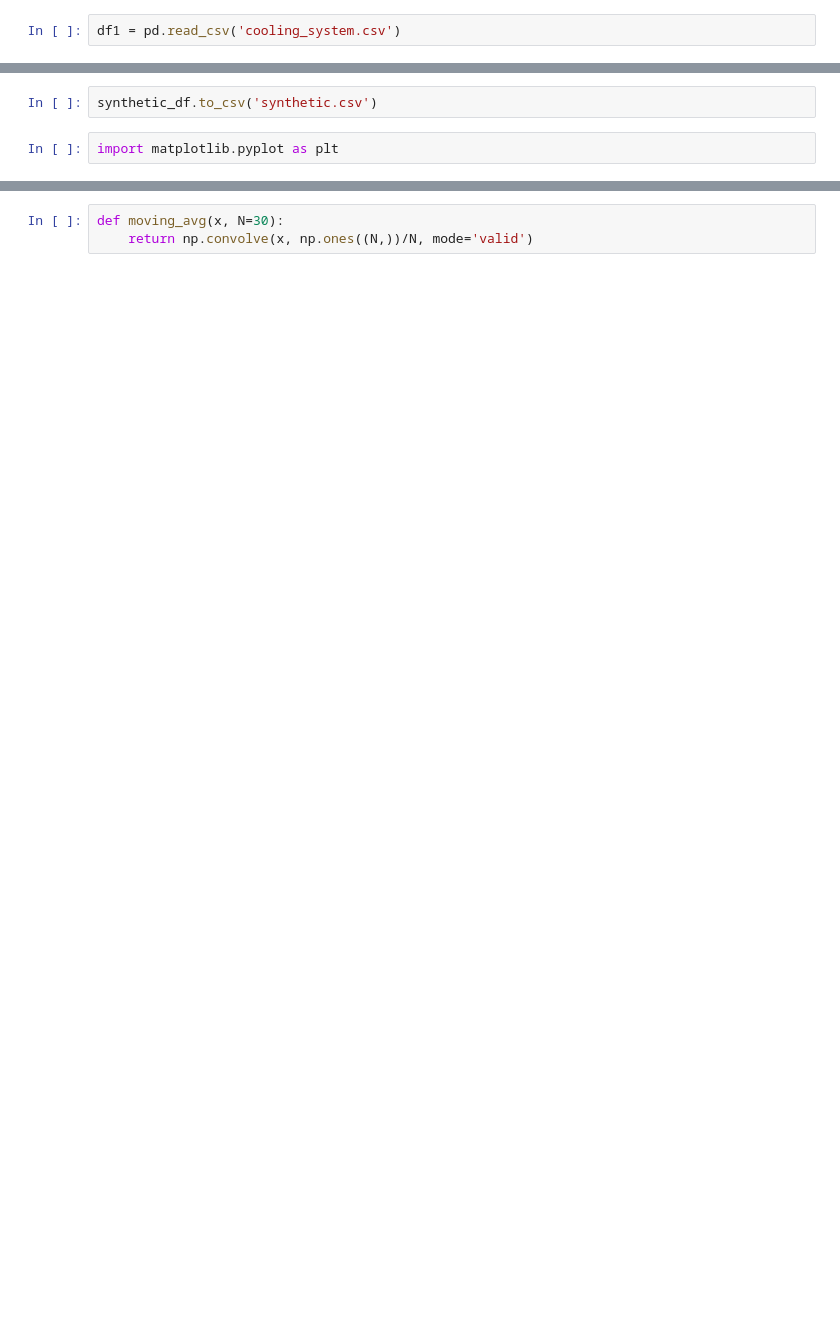
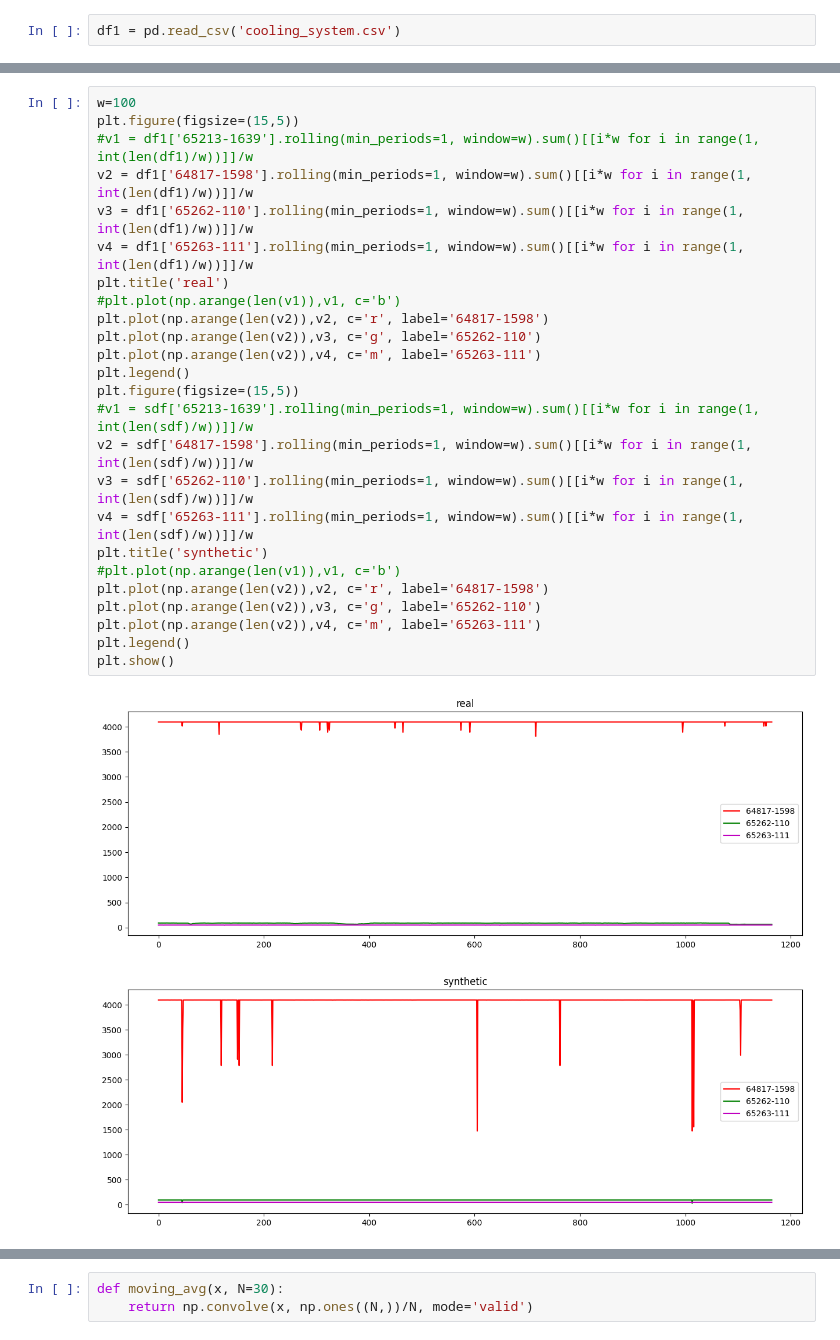
Before and after one commit to gautamvira/Predictive-Maintenance, a Jupyter notebook: synthetic_data_generation.ipynb, the cells around one changed output, grey strips where cells are left out. Cells and saved outputs as stored; diff of their text form; blank space fills up the shorter version.

```diff
--- a/synthetic_data_generation.ipynb
+++ b/synthetic_data_generation.ipynb
@@ -105,4 +121,28 @@ synthetic_df
-# %%
-synthetic_df.to_csv('synthetic.csv')
-# %%
-import matplotlib.pyplot as plt
+# %%
+w=100
+plt.figure(figsize=(15,5))
+#v1 = df1['65213-1639'].rolling(min_periods=1, window=w).sum()[[i*w for i in range(1, int(len(df1)/w))]]/w
+v2 = df1['64817-1598'].rolling(min_periods=1, window=w).sum()[[i*w for i in range(1, int(len(df1)/w))]]/w
+v3 = df1['65262-110'].rolling(min_periods=1, window=w).sum()[[i*w for i in range(1, int(len(df1)/w))]]/w
+v4 = df1['65263-111'].rolling(min_periods=1, window=w).sum()[[i*w for i in range(1, int(len(df1)/w))]]/w
+plt.title('real')
+#plt.plot(np.arange(len(v1)),v1, c='b')
+plt.plot(np.arange(len(v2)),v2, c='r', label='64817-1598')
+plt.plot(np.arange(len(v2)),v3, c='g', label='65262-110')
+plt.plot(np.arange(len(v2)),v4, c='m', label='65263-111')
+plt.legend()
+plt.figure(figsize=(15,5))
+#v1 = sdf['65213-1639'].rolling(min_periods=1, window=w).sum()[[i*w for i in range(1, int(len(sdf)/w))]]/w
+v2 = sdf['64817-1598'].rolling(min_periods=1, window=w).sum()[[i*w for i in range(1, int(len(sdf)/w))]]/w
+v3 = sdf['65262-110'].rolling(min_periods=1, window=w).sum()[[i*w for i in range(1, int(len(sdf)/w))]]/w
+v4 = sdf['65263-111'].rolling(min_periods=1, window=w).sum()[[i*w for i in range(1, int(len(sdf)/w))]]/w
+plt.title('synthetic')
+#plt.plot(np.arange(len(v1)),v1, c='b')
+plt.plot(np.arange(len(v2)),v2, c='r', label='64817-1598')
+plt.plot(np.arange(len(v2)),v3, c='g', label='65262-110')
+plt.plot(np.arange(len(v2)),v4, c='m', label='65263-111')
+plt.legend()
+plt.show()
+# %% [output]
+[figure, added]
+[figure, added]
```
Also changed, not shown: parts of 19 cells of this notebook, 2 other files.
